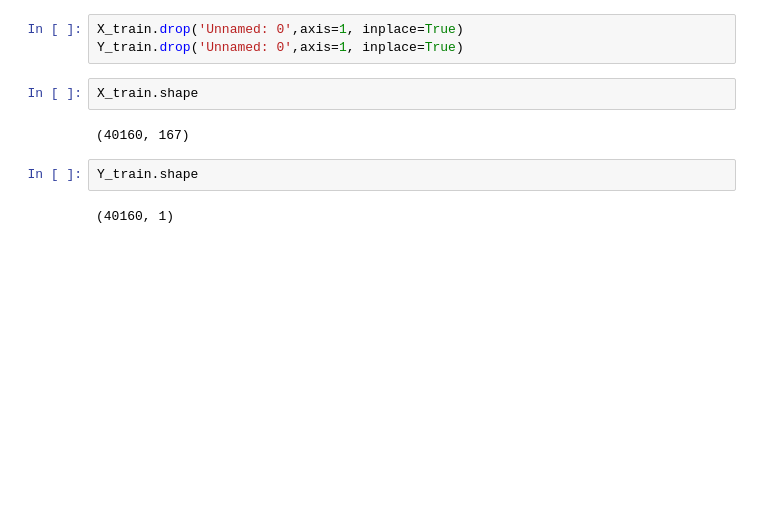
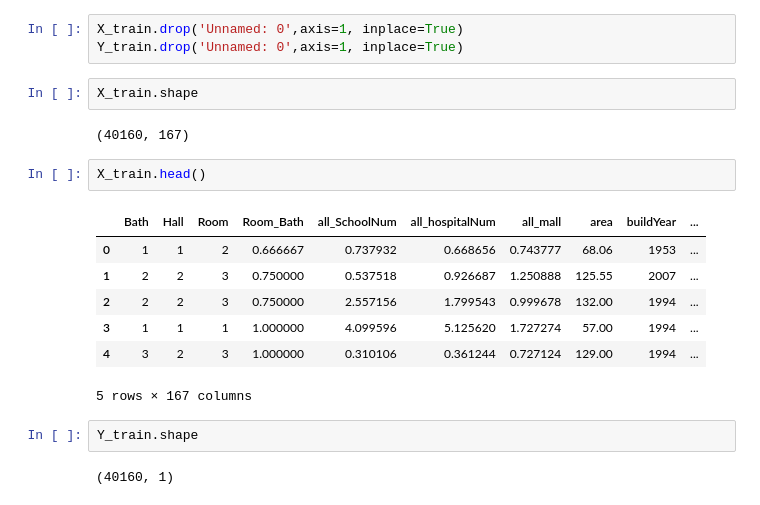
Before and after one commit to Jiachengciel/Futurelab-2019-House-Rent-Forecast, a Jupyter notebook: 3. Model Selection.ipynb, the cells around one changed output. Saved outputs shown, nothing was run; the diff lists cells and outputs as text; blank space fills up the shorter version.

```diff
--- a/3. Model Selection.ipynb
+++ b/3. Model Selection.ipynb
@@ -85,6 +86,16 @@ Y_train.drop('Unnamed: 0',axis=1, inplace=True)
 X_train.shape
 # %% [output]
 (40160, 167)
+# %%
+X_train.head()
+# %% [output]
+|  | Bath | Hall | Room | Room_Bath | all_SchoolNum | all_hospitalNum | all_mall | area | buildYear | ... |
+| 0 | 1 | 1 | 2 | 0.666667 | 0.737932 | 0.668656 | 0.743777 | 68.06 | 1953 | ... |
+| 1 | 2 | 2 | 3 | 0.750000 | 0.537518 | 0.926687 | 1.250888 | 125.55 | 2007 | ... |
+| 2 | 2 | 2 | 3 | 0.750000 | 2.557156 | 1.799543 | 0.999678 | 132.00 | 1994 | ... |
+| 3 | 1 | 1 | 1 | 1.000000 | 4.099596 | 5.125620 | 1.727274 | 57.00 | 1994 | ... |
+| 4 | 3 | 2 | 3 | 1.000000 | 0.310106 | 0.361244 | 0.727124 | 129.00 | 1994 | ... |
+5 rows × 167 columns
 # %%
 Y_train.shape
 # %% [output]
```
Also changed, not shown: parts of 5 cells of this notebook.
